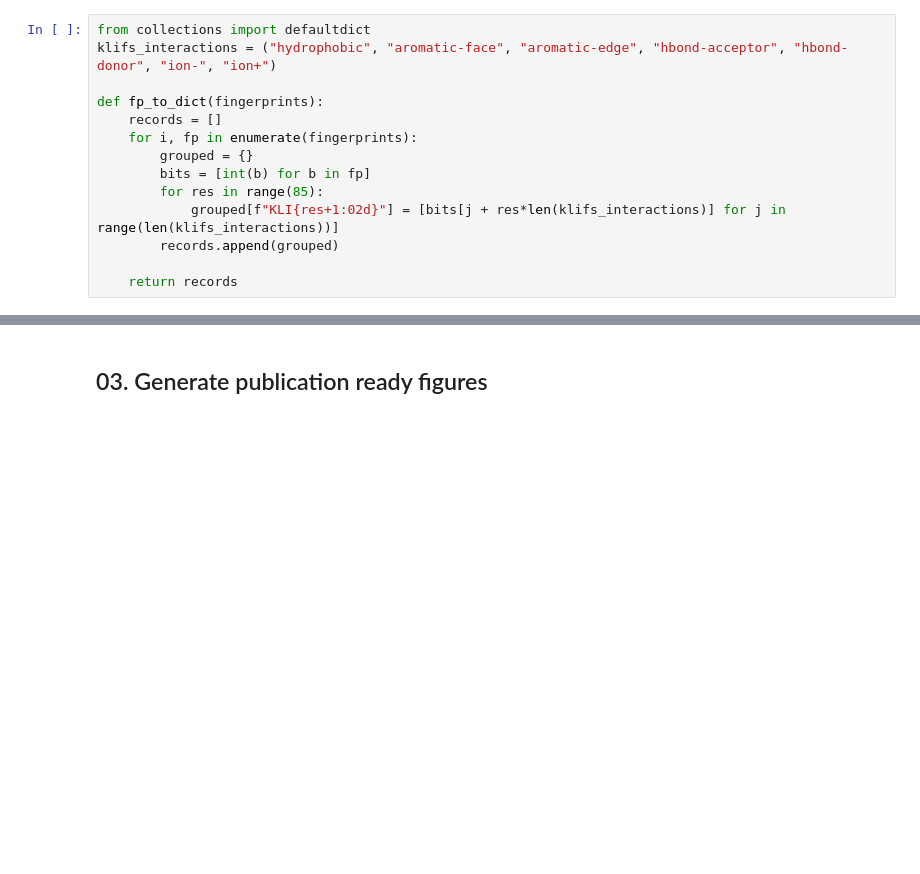
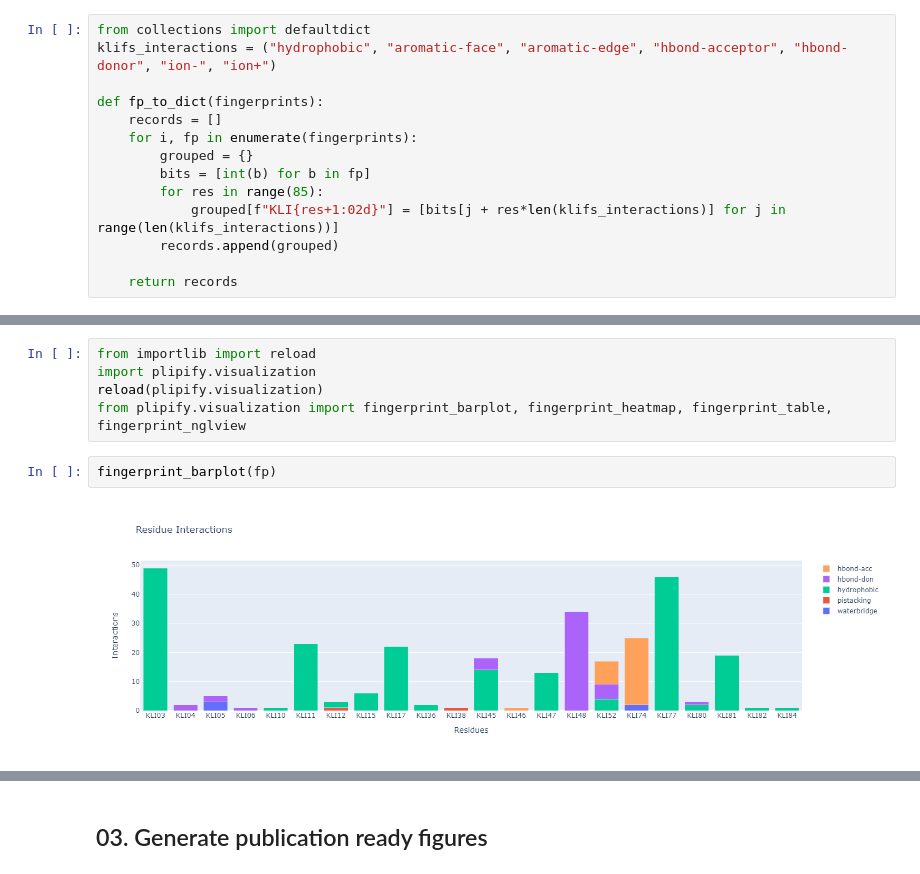
Before and after one commit to volkamerlab/plipify, a Jupyter notebook: projects/02/main.ipynb, the cells around one changed output, grey strips where cells are left out. Cells and saved outputs as stored; diff of their text form; blank space fills up the shorter version.

```diff
--- a/projects/02/main.ipynb
+++ b/projects/02/main.ipynb
@@ -273,0 +302,9 @@ fpdf.style.background_gradient(axis=None, cmap="YlGnBu")
+# %%
+from importlib import reload
+import plipify.visualization
+reload(plipify.visualization)
+from plipify.visualization import fingerprint_barplot, fingerprint_heatmap, fingerprint_table, fingerprint_nglview
+# %%
+fingerprint_barplot(fp)
+# %% [output]
+[figure, added]
```
Also changed, not shown: parts of 9 cells of this notebook, 3 other files.
